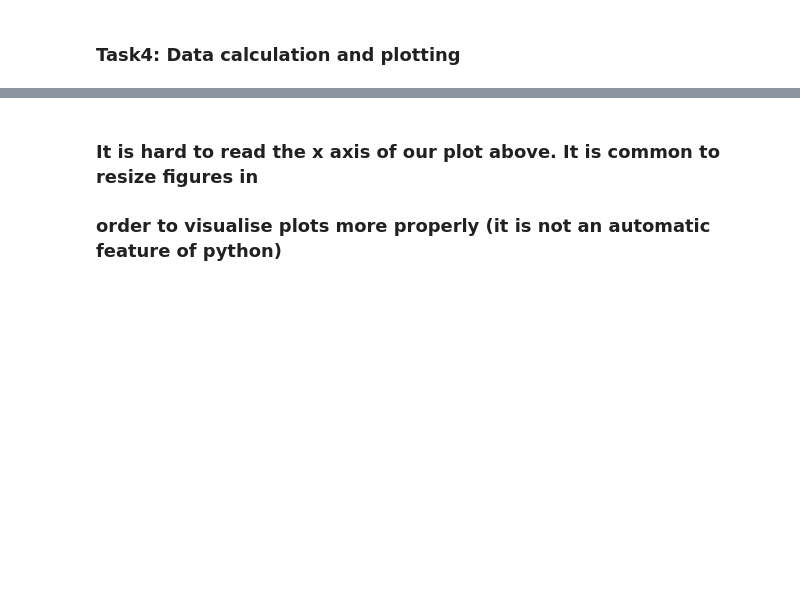
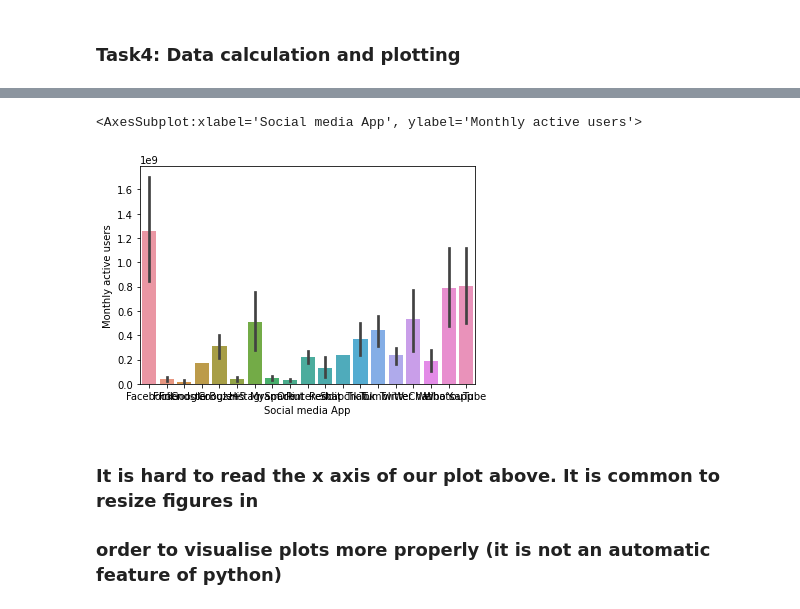
Before and after one commit to BenMasonG/TAA_data_science_bootcamp, a Jupyter notebook: week09_python_pandas/pandas-HL.ipynb, the cells around one changed output, grey strips where cells are left out. Drawn from its saved outputs; the diff is of its cells as text; code cells hidden in the pictures; blank space fills up the shorter version.

```diff
--- a/week09_python_pandas/pandas-HL.ipynb
+++ b/week09_python_pandas/pandas-HL.ipynb
@@ -163,10 +191,15 @@ df[(df['Year']>2018) & (df['Entity']=='Facebook')]
 # %%
 #Plot the Social media App along with their Monthly active users using the seaborn library:
 
 # 1-Import the seaborn library
 # 2- Define your x and y axis to feed the sns.barplot() function
 
 #Put your code below:
+import seaborn as sns
+sns.barplot(data=df, x='Social media App', y='Monthly active users')
+# %% [output]
+<AxesSubplot:xlabel='Social media App', ylabel='Monthly active users'>
+[figure, added]
 # %% [markdown]
 ### It is hard to read the x axis of our plot above. It is common to resize figures in
 ### order to visualise plots more properly (it is not an automatic feature of python)
```
Also changed, not shown: parts of 8 cells of this notebook.
